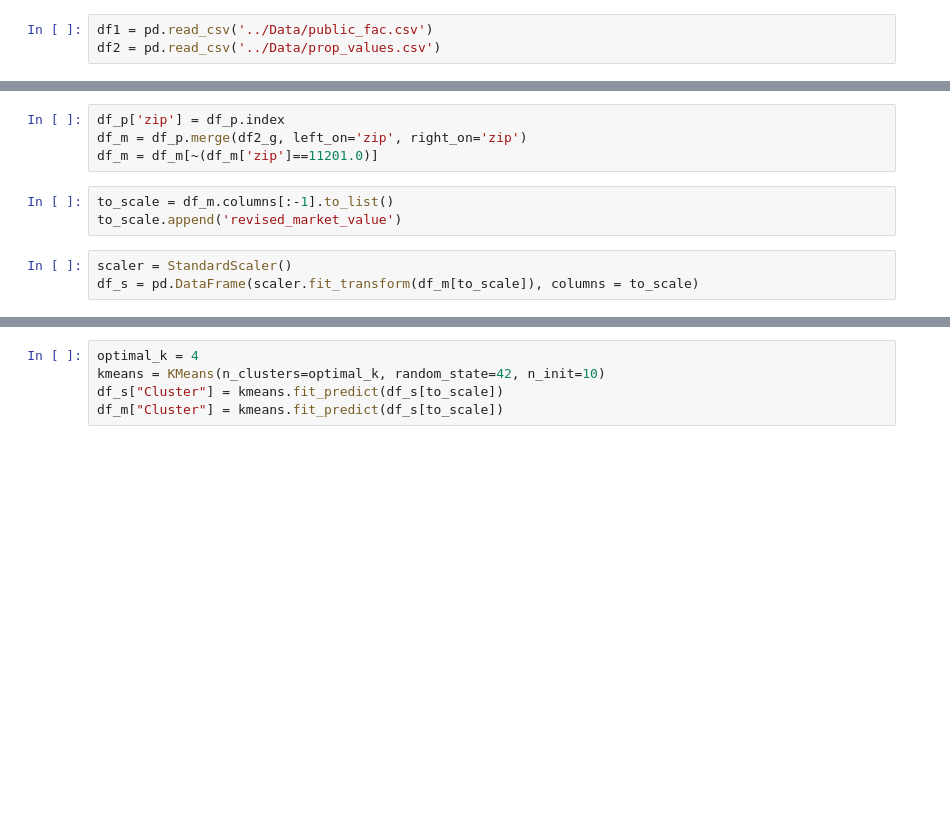
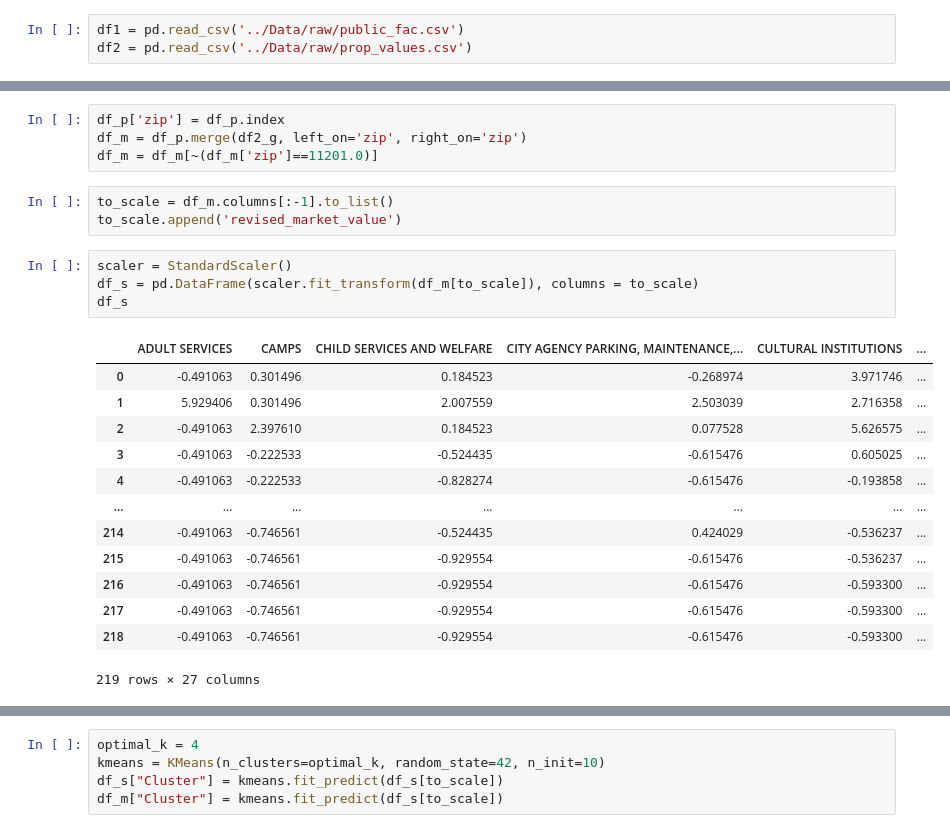
Before and after one commit to kellerl7/Capstone, a Jupyter notebook: notebooks/Unsupervised.ipynb, the cells around one changed output, grey strips where cells are left out. Drawn from its saved outputs; the diff is of its cells as text; blank space fills up the shorter version.

```diff
--- a/notebooks/Unsupervised.ipynb
+++ b/notebooks/Unsupervised.ipynb
@@ -5,8 +5,8 @@ from sklearn.preprocessing import StandardScaler
 from sklearn.cluster import KMeans
 import matplotlib.pyplot as plt
 # %%
-df1 = pd.read_csv('../Data/public_fac.csv')
-df2 = pd.read_csv('../Data/prop_values.csv')
+df1 = pd.read_csv('../Data/raw/public_fac.csv')
+df2 = pd.read_csv('../Data/raw/prop_values.csv')
 # %%
 df1['score'] = 1
 df_p = df1.pivot_table(index = 'zipcode', columns = 'facgroup', aggfunc='sum', values = 'score')
@@ -23,6 +23,21 @@ to_scale.append('revised_market_value')
 # %%
 scaler = StandardScaler()
 df_s = pd.DataFrame(scaler.fit_transform(df_m[to_scale]), columns = to_scale)
+df_s
+# %% [output]
+|  | ADULT SERVICES | CAMPS | CHILD SERVICES AND WELFARE | CITY AGENCY PARKING, MAINTENANCE,... | CULTURAL INSTITUTIONS | ... |
+| 0 | -0.491063 | 0.301496 | 0.184523 | -0.268974 | 3.971746 | ... |
+| 1 | 5.929406 | 0.301496 | 2.007559 | 2.503039 | 2.716358 | ... |
+| 2 | -0.491063 | 2.397610 | 0.184523 | 0.077528 | 5.626575 | ... |
+| 3 | -0.491063 | -0.222533 | -0.524435 | -0.615476 | 0.605025 | ... |
+| 4 | -0.491063 | -0.222533 | -0.828274 | -0.615476 | -0.193858 | ... |
+| ... | ... | ... | ... | ... | ... | ... |
+| 214 | -0.491063 | -0.746561 | -0.524435 | 0.424029 | -0.536237 | ... |
+| 215 | -0.491063 | -0.746561 | -0.929554 | -0.615476 | -0.536237 | ... |
+| 216 | -0.491063 | -0.746561 | -0.929554 | -0.615476 | -0.593300 | ... |
+| 217 | -0.491063 | -0.746561 | -0.929554 | -0.615476 | -0.593300 | ... |
+| 218 | -0.491063 | -0.746561 | -0.929554 | -0.615476 | -0.593300 | ... |
+219 rows × 27 columns
 # %%
 wcss = []
 n_max = 15
```
Also changed, not shown: parts of 5 cells of this notebook, 3 other files.
